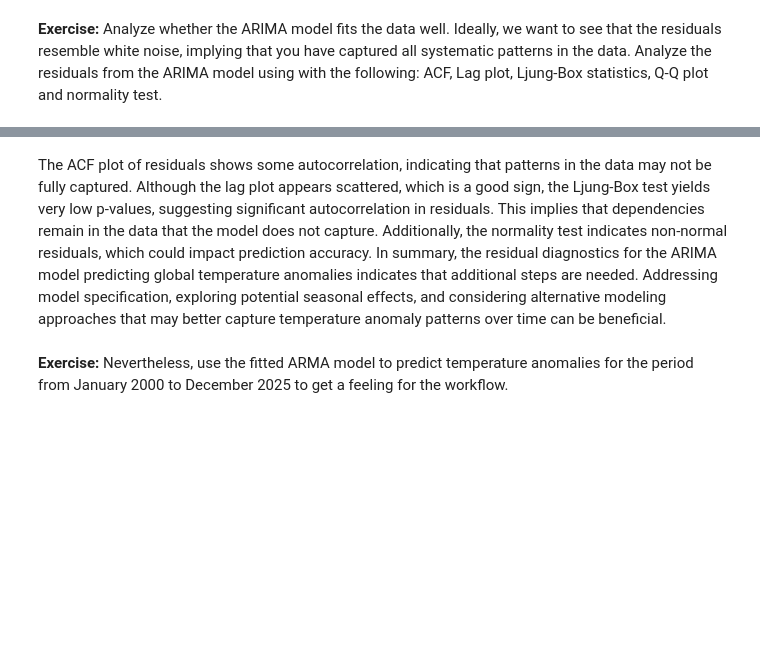
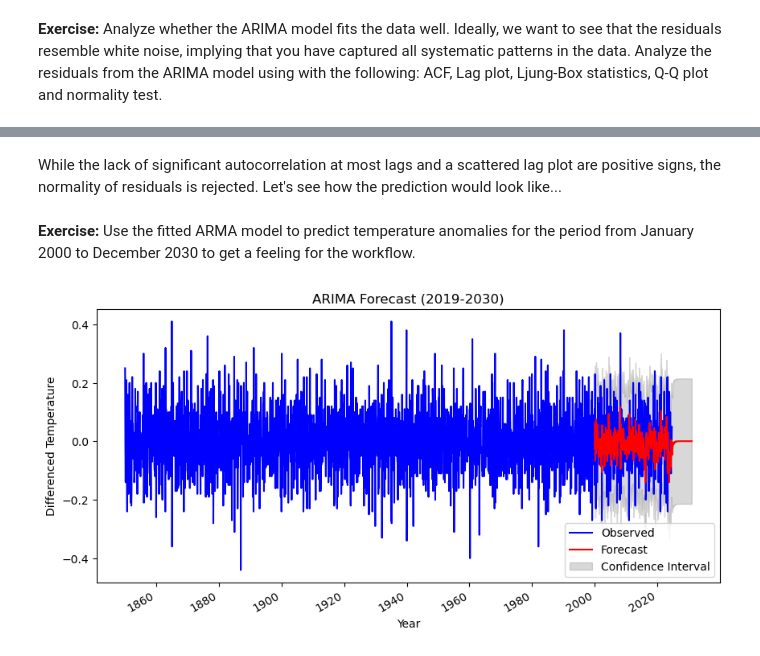
Before and after one commit to anolte-DSC/Python_Time_Series, a Jupyter notebook: Notebooks/D1_TS_Example_Temperature_Anomalies.ipynb, the cells around one changed output, grey strips where cells are left out. Drawn from its saved outputs; the diff is of its cells as text; code cells hidden in the pictures; blank space fills up the shorter version.

```diff
--- a/Notebooks/D1_TS_Example_Temperature_Anomalies.ipynb
+++ b/Notebooks/D1_TS_Example_Temperature_Anomalies.ipynb
@@ -225,6 +316,9 @@ def choose_model(x, max_p, max_q, ctrl=1.03):
 **Exercise:** Use the 'choose_model' function to identify the best ARIMA model for the time series. Explore a range of autoregressive (p) and moving average (q) parameters. Analyze the output to assess the most suitable ARIMA model parameters for the temperature anomalies.
 
 Note: Running the loop to find the best ARIMA model with the temperature anomalies time series can take a considerable amount of time because of it's length. Therefore choose a rather small range of parameters (e.g. 0 to 3).
+# %%
+# Set the frequency of the index to avoid a warning when fitting the model
+global_temp_diff.index = global_temp_diff.index.to_period('M').to_timestamp()
 # %%
 # Call the model selection function
 best_model = choose_model(global_temp_diff, max_p=3, max_q=3, ctrl=1.03)
@@ -235,5 +331,5 @@ if best_model:
 # %% [markdown]
 **Exercise:** Based on your previous model selection process, specify the optimal ARIMA model parameters and utilize the ARIMA function to fit the model to the differenced temperature anomalies, applying the selected parameters.
 # %%
-arma1= ARIMA(global_temp_diff, order=(1,2,0)).fit()
+arma1= ARIMA(global_temp_diff, order=(1,0,2)).fit()
 print(arma1.summary())
@@ -272,4 +407,26 @@ print("Normality test result:", normaltest_result)
 # %% [markdown]
-The ACF plot of residuals shows some autocorrelation, indicating that patterns in the data may not be fully captured. Although the lag plot appears scattered, which is a good sign, the Ljung-Box test yields very low p-values, suggesting significant autocorrelation in residuals. This implies that dependencies remain in the data that the model does not capture. Additionally, the normality test indicates non-normal residuals, which could impact prediction accuracy. In summary, the residual diagnostics for the ARIMA model predicting global temperature anomalies indicates that additional steps are needed.  Addressing model specification, exploring potential seasonal effects, and considering alternative modeling approaches that may better capture temperature anomaly patterns over time can be beneficial.
+While the lack of significant autocorrelation at most lags and a scattered lag plot are positive signs, the normality of residuals is rejected. Let's see how the prediction would look like...
 # %% [markdown]
-**Exercise:** Nevertheless, use the fitted ARMA model to predict temperature anomalies for the period from January 2000 to December 2025 to get a feeling for the workflow.
+**Exercise:** Use the fitted ARMA model to predict temperature anomalies for the period from January 2000 to December 2030 to get a feeling for the workflow.
+# %%
+# Generate prediction results
+pred = arma1.get_prediction(start='2000-01', end='2030-12')
+
+# Extract predicted mean and confidence intervals
+predicts = pred.predicted_mean
+predconf = pred.conf_int()
+
+# Plot
+plt.figure(figsize=(10, 5))
+plt.plot(global_temp_diff, label='Observed', color='blue')
+predicts.plot(label='Forecast', color='red')
+plt.fill_between(predicts.index,
+                 predconf.iloc[:, 0],
+                 predconf.iloc[:, 1], color='gray', alpha=0.3, label='Confidence Interval')
+plt.title('ARIMA Forecast (2019-2030)')
+plt.xlabel('Year')
+plt.ylabel('Differenced Temperature')
+plt.legend()
+plt.show()
+# %% [output]
+[figure, added]
```
Also changed, not shown: parts of 19 cells of this notebook, 1 other file.
